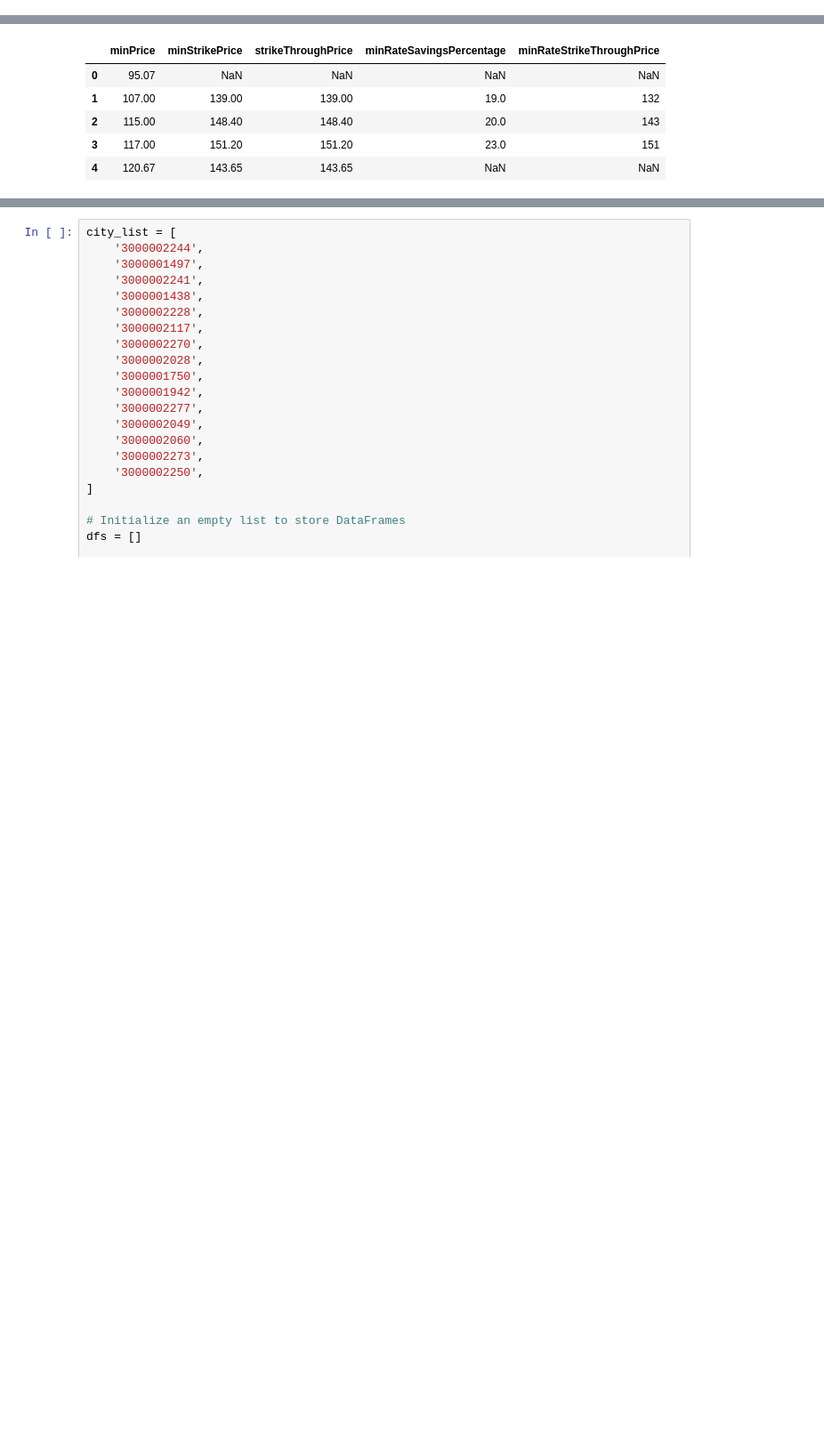
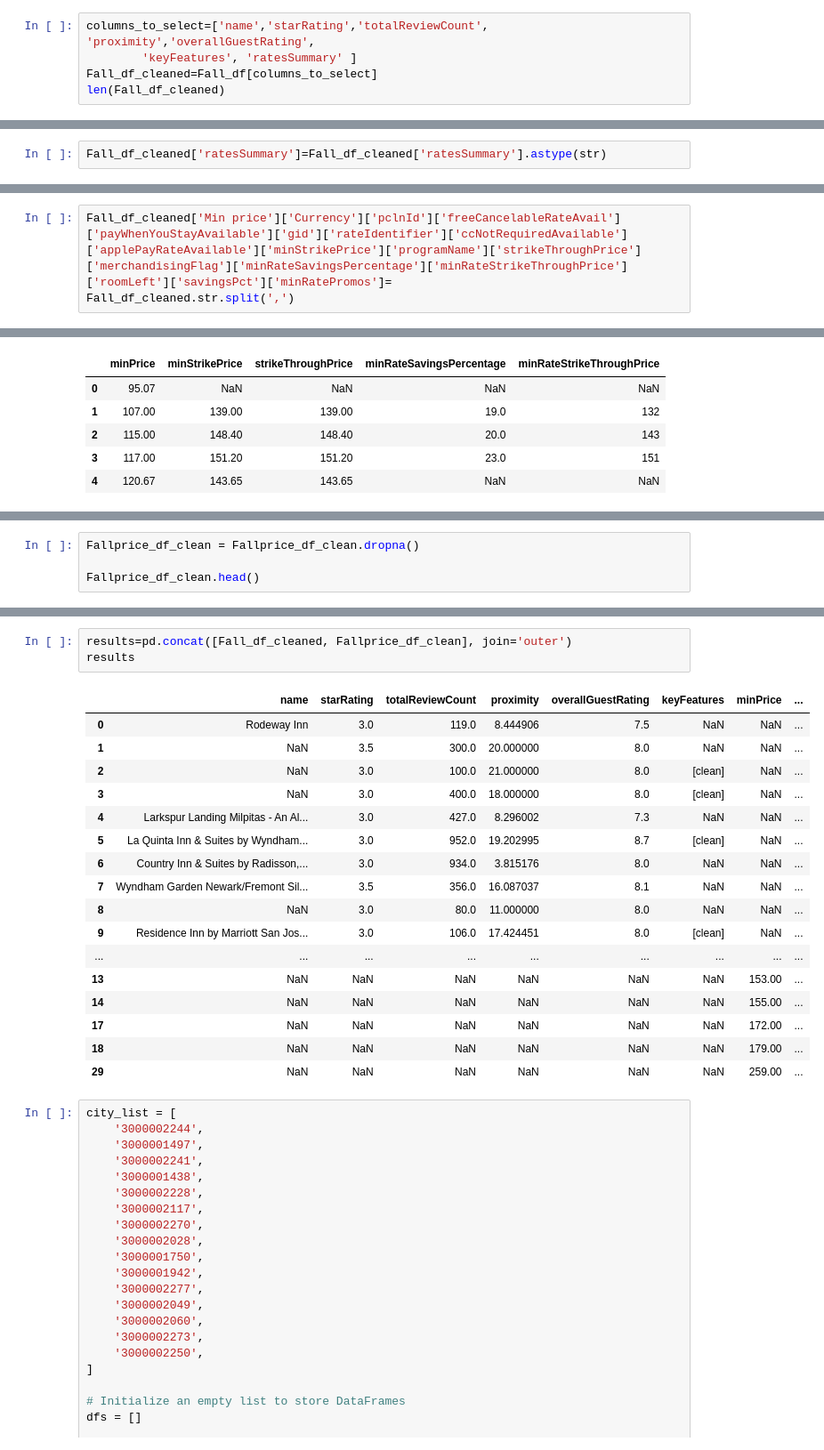
Before and after one commit to tayloresque/Project3_Group4, a Jupyter notebook: vacation_map copy.ipynb, the cells around one changed output, grey strips where cells are left out. Shown at 89% size. Cells and saved outputs as stored; diff of their text form; blank space fills up the shorter version.

```diff
--- a/vacation_map copy.ipynb
+++ b/vacation_map copy.ipynb
@@ -90,0 +84,5 @@ Falldata
+# %%
+columns_to_select=['name','starRating','totalReviewCount', 'proximity','overallGuestRating',
+        'keyFeatures', 'ratesSummary' ]
+Fall_df_cleaned=Fall_df[columns_to_select]
+len(Fall_df_cleaned)
@@ -90,0 +102,2 @@ Falldata
+# %%
+Fall_df_cleaned['ratesSummary']=Fall_df_cleaned['ratesSummary'].astype(str)
@@ -91,3 +110,6 @@ Falldata
+# %%
+Fall_df_cleaned['Min price']['Currency']['pclnId']['freeCancelableRateAvail']['payWhenYouStayAvailable']['gid']['rateIdentifier']['ccNotRequiredAvailable']['applePayRateAvailable']['minStrikePrice']['programName']['strikeThroughPrice']['merchandisingFlag']['minRateSavingsPercentage']['minRateStrikeThroughPrice']['roomLeft']['savingsPct']['minRatePromos']=
+Fall_df_cleaned.str.split(',')
 # %%
 Fallprice=[]
 for hotel in Falldata:
@@ -127,0 +139,4 @@ dtype: int64
+# %%
+Fallprice_df_clean = Fallprice_df_clean.dropna()
+
+Fallprice_df_clean.head()
@@ -128,3 +150,24 @@ dtype: int64
+# %%
+results=pd.concat([Fall_df_cleaned, Fallprice_df_clean], join='outer')
+results
+# %% [output]
+|  | name | starRating | totalReviewCount | proximity | overallGuestRating | keyFeatures | minPrice | ... |
+| 0 | Rodeway Inn | 3.0 | 119.0 | 8.444906 | 7.5 | NaN | NaN | ... |
+| 1 | NaN | 3.5 | 300.0 | 20.000000 | 8.0 | NaN | NaN | ... |
+| 2 | NaN | 3.0 | 100.0 | 21.000000 | 8.0 | [clean] | NaN | ... |
+| 3 | NaN | 3.0 | 400.0 | 18.000000 | 8.0 | [clean] | NaN | ... |
+| 4 | Larkspur Landing Milpitas - An Al... | 3.0 | 427.0 | 8.296002 | 7.3 | NaN | NaN | ... |
+| 5 | La Quinta Inn & Suites by Wyndham... | 3.0 | 952.0 | 19.202995 | 8.7 | [clean] | NaN | ... |
+| 6 | Country Inn & Suites by Radisson,... | 3.0 | 934.0 | 3.815176 | 8.0 | NaN | NaN | ... |
+| 7 | Wyndham Garden Newark/Fremont Sil... | 3.5 | 356.0 | 16.087037 | 8.1 | NaN | NaN | ... |
+| 8 | NaN | 3.0 | 80.0 | 11.000000 | 8.0 | NaN | NaN | ... |
+| 9 | Residence Inn by Marriott San Jos... | 3.0 | 106.0 | 17.424451 | 8.0 | [clean] | NaN | ... |
+| ... | ... | ... | ... | ... | ... | ... | ... | ... |
+| 13 | NaN | NaN | NaN | NaN | NaN | NaN | 153.00 | ... |
+| 14 | NaN | NaN | NaN | NaN | NaN | NaN | 155.00 | ... |
+| 17 | NaN | NaN | NaN | NaN | NaN | NaN | 172.00 | ... |
+| 18 | NaN | NaN | NaN | NaN | NaN | NaN | 179.00 | ... |
+| 29 | NaN | NaN | NaN | NaN | NaN | NaN | 259.00 | ... |
 # %%
 city_list = [
     '3000002244',
```
Also changed, not shown: parts of 8 cells of this notebook, 1 other file.
